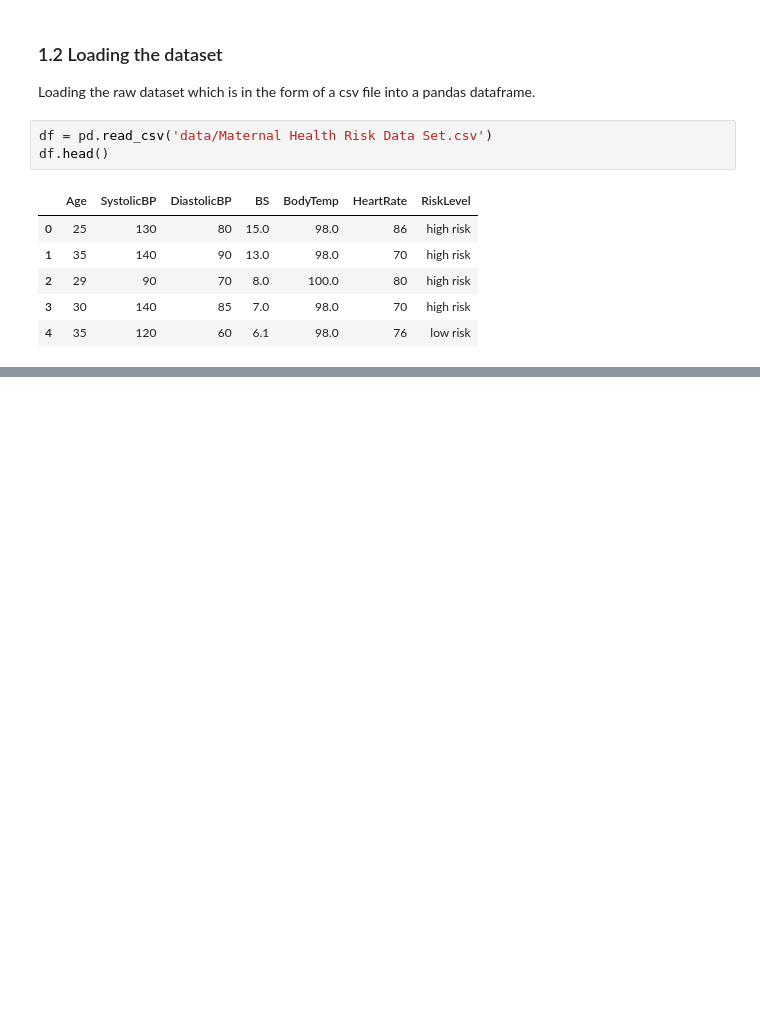
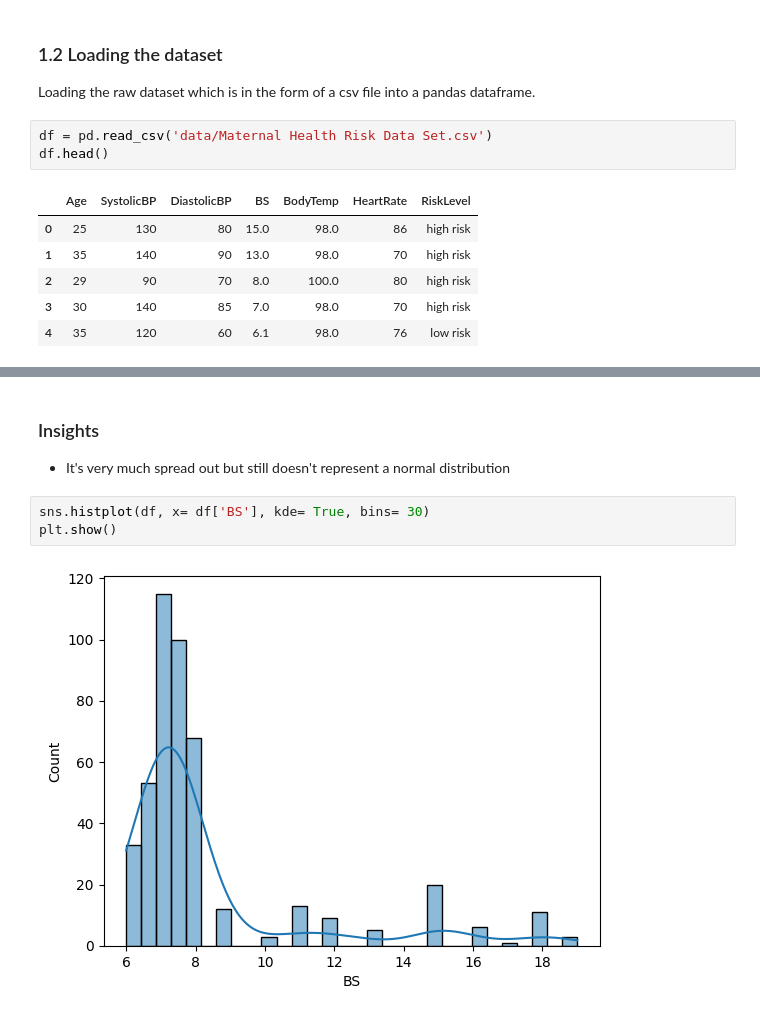
Before and after one commit to sebisamuel20/mat, a Jupyter notebook: notebook/EDA.ipynb, the cells around one changed output, grey strips where cells are left out. Cells and saved outputs as stored; diff of their text form; blank space fills up the shorter version.

```diff
--- a/notebook/EDA.ipynb
+++ b/notebook/EDA.ipynb
@@ -47,0 +249,8 @@ df.head()
+# %% [markdown]
+### Insights
+- It's very much spread out but still doesn't represent a normal distribution
+# %%
+sns.histplot(df, x= df['BS'], kde= True, bins= 30)
+plt.show()
+# %% [output]
+[figure, added]
```
Also changed, not shown: parts of 63 cells of this notebook, 2 other files.
